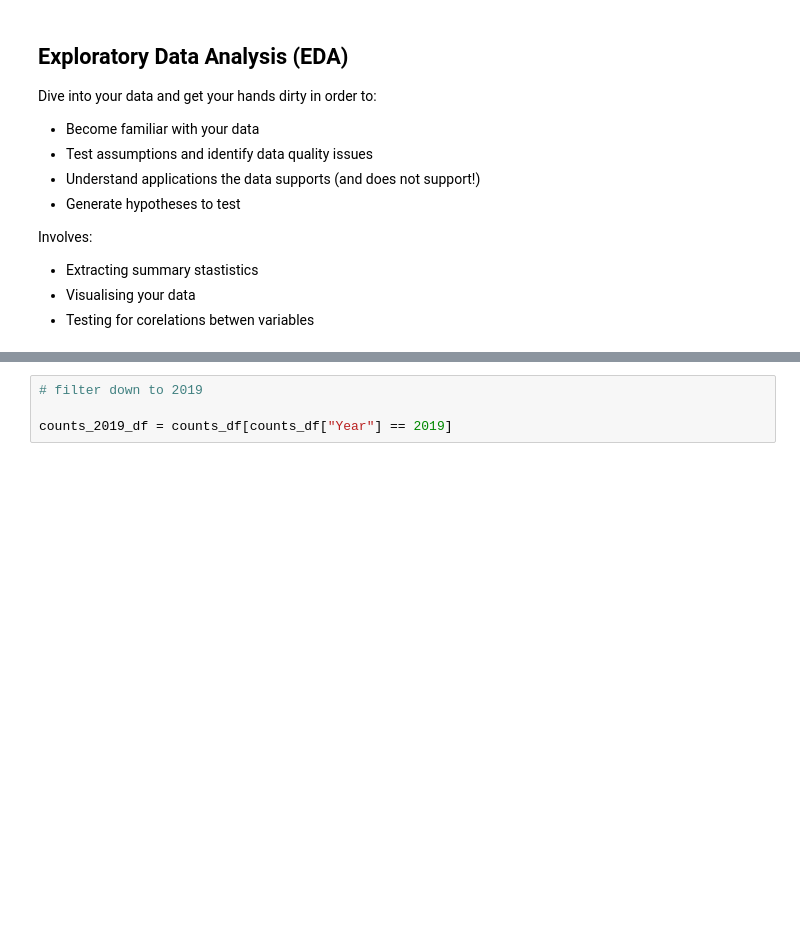
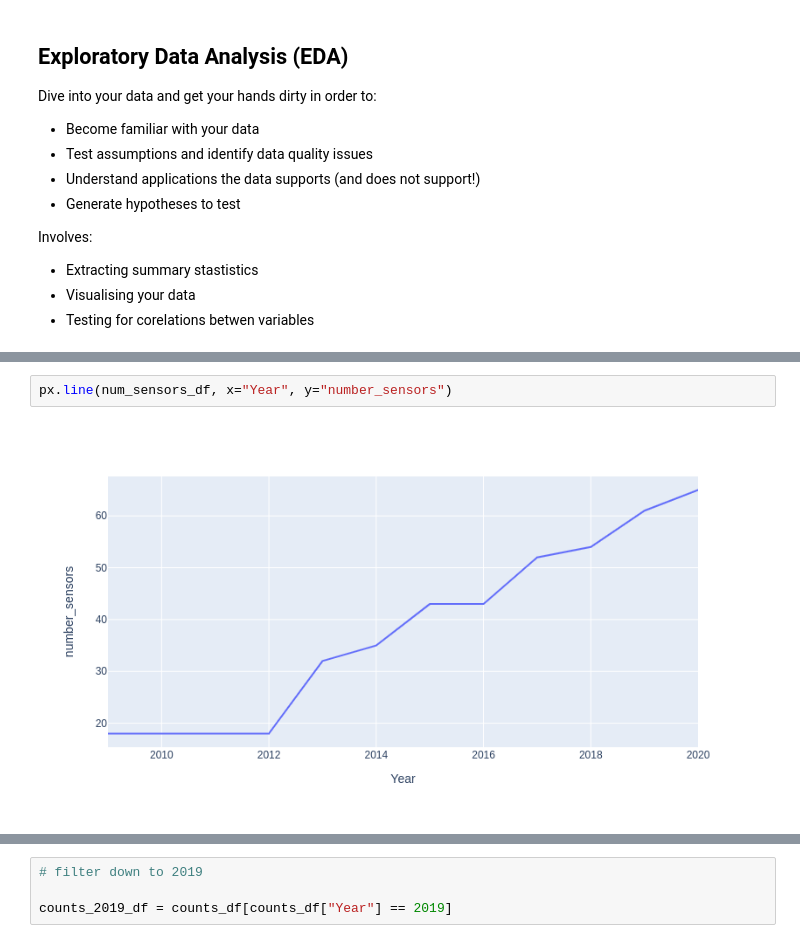
Before and after one commit to ned2/melbviz, a Jupyter notebook: notebooks/interactive_data_viz.ipynb, the cells around one changed output, grey strips where cells are left out. Cells and saved outputs as stored; diff of their text form; blank space fills up the shorter version.

```diff
--- a/notebooks/interactive_data_viz.ipynb
+++ b/notebooks/interactive_data_viz.ipynb
@@ -227,0 +309,4 @@ px.line(year_counts_df, x="Year", y="Hourly_Counts", title="Total Footfalls by Y
+# %%
+px.line(num_sensors_df, x="Year", y="number_sensors")
+# %% [output]
+[figure, added]
```
Also changed, not shown: parts of 43 cells of this notebook, 4 other files.
